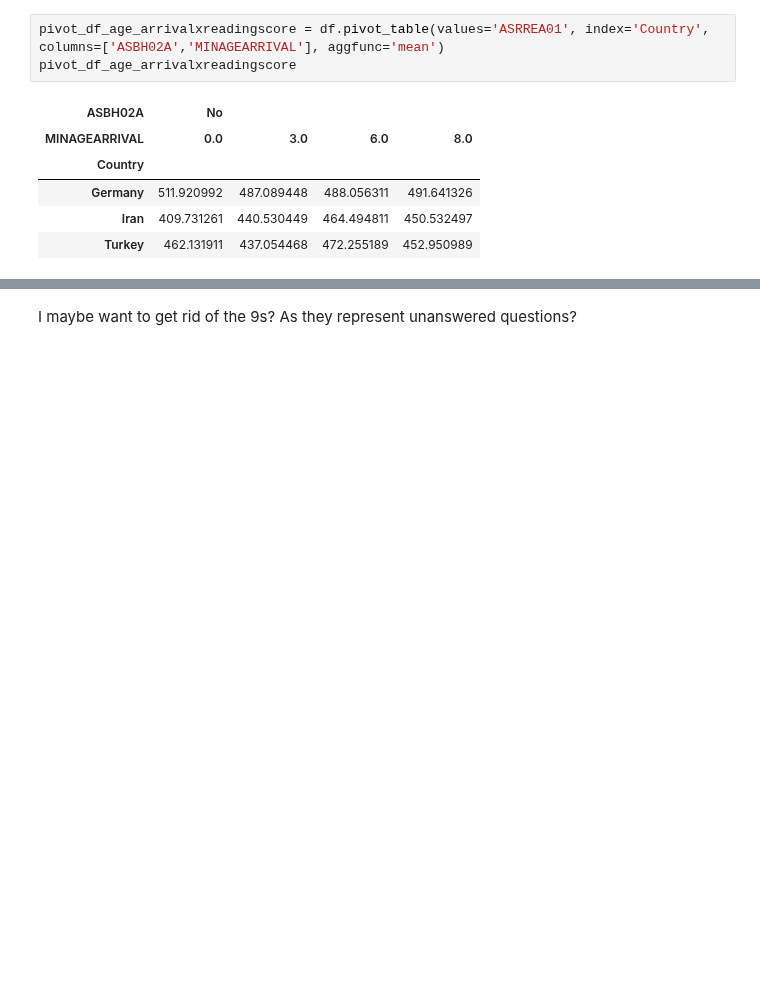
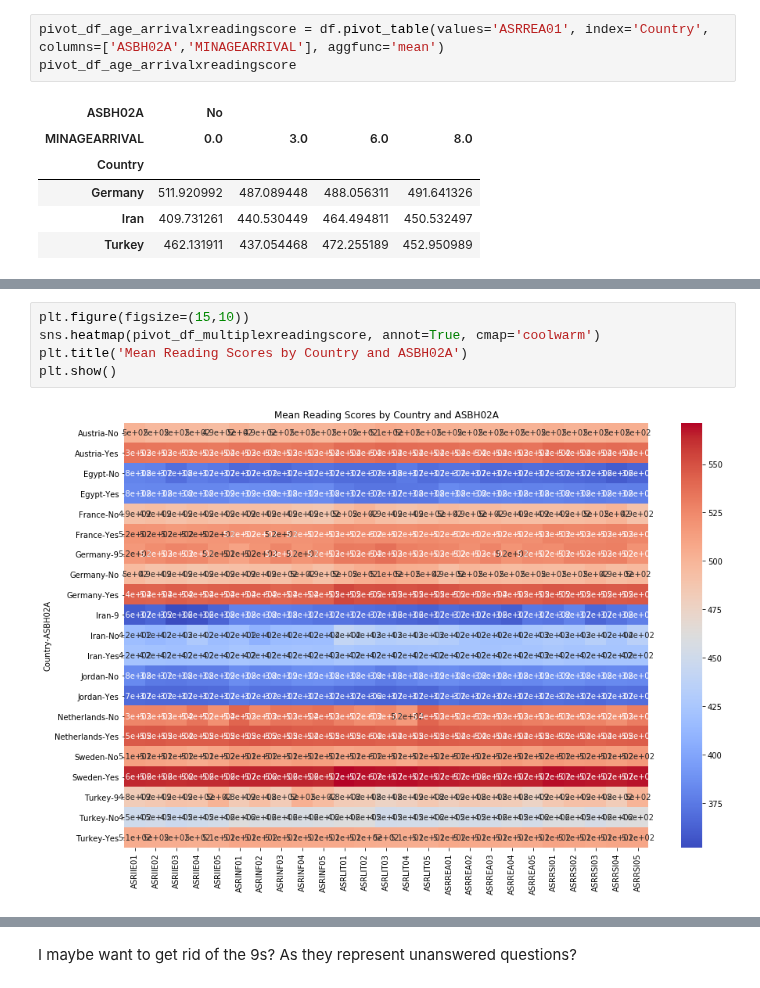
Before and after one commit to SophieESpencer/Comparison, a Jupyter notebook: Practice Analysis.ipynb, the cells around one changed output, grey strips where cells are left out. Drawn from its saved outputs; the diff is of its cells as text; blank space fills up the shorter version.

```diff
--- a/Practice Analysis.ipynb
+++ b/Practice Analysis.ipynb
@@ -146,0 +151,7 @@ plt.show()
+# %%
+plt.figure(figsize=(15,10))
+sns.heatmap(pivot_df_multiplexreadingscore, annot=True, cmap='coolwarm')
+plt.title('Mean Reading Scores by Country and ASBH02A')
+plt.show()
+# %% [output]
+[figure, added]
```
Also changed, not shown: parts of 4 cells of this notebook, 1 other file.
